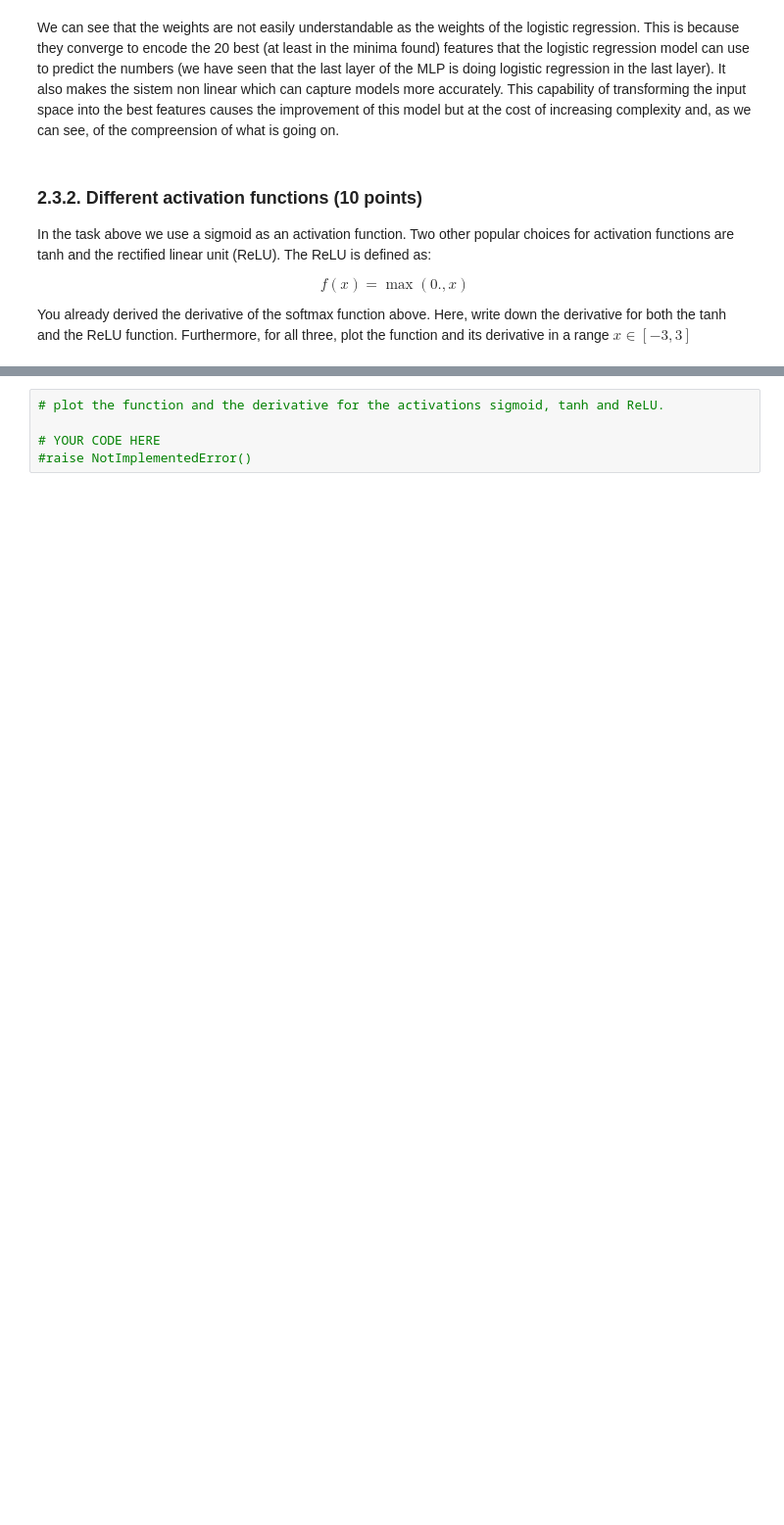
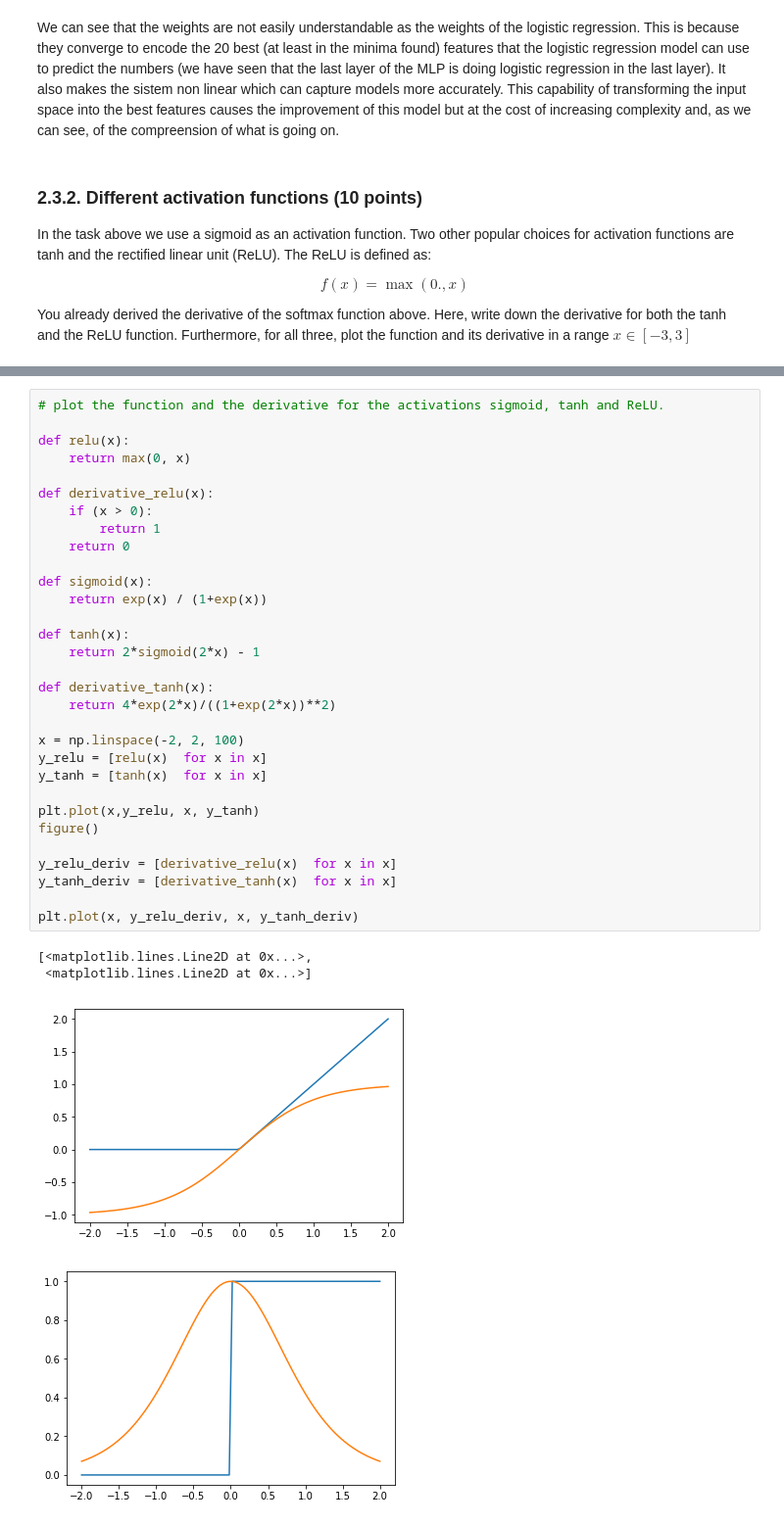
Before and after one commit to sheridavandenbent/ml1_labs, a Jupyter notebook: 10428461_12278327_lab2.ipynb, the cells around one changed output, grey strips where cells are left out. Shown at 98% size. Drawn from its saved outputs; the diff is of its cells as text; blank space fills up the shorter version.

```diff
--- a/10428461_12278327_lab2.ipynb
+++ b/10428461_12278327_lab2.ipynb
@@ -813,8 +823,39 @@ YOUR ANSWER HERE
-# %%
-# plot the function and the derivative for the activations sigmoid, tanh and ReLU.
-
-# YOUR CODE HERE
-#raise NotImplementedError()
+# %%
+# plot the function and the derivative for the activations sigmoid, tanh and ReLU.
+
+def relu(x):
+    return max(0, x)
+
+def derivative_relu(x):
+    if (x > 0):
+        return 1
+    return 0
+
+def sigmoid(x):
+    return exp(x) / (1+exp(x))
+
+def tanh(x):
+    return 2*sigmoid(2*x) - 1
+
+def derivative_tanh(x):
+    return 4*exp(2*x)/((1+exp(2*x))**2)
+
+x = np.linspace(-2, 2, 100)
+y_relu = [relu(x)  for x in x]
+y_tanh = [tanh(x)  for x in x]
+
+plt.plot(x,y_relu, x, y_tanh)
+figure()
+
+y_relu_deriv = [derivative_relu(x)  for x in x]
+y_tanh_deriv = [derivative_tanh(x)  for x in x]
+
+plt.plot(x, y_relu_deriv, x, y_tanh_deriv)
+# %% [output]
+[<matplotlib.lines.Line2D at 0x...>,
+ <matplotlib.lines.Line2D at 0x...>]
+[figure, added]
+[figure, added]
 # %% [markdown]
 Now that you plotted the activations and derivatives, which activation do you think is the best? Why would you choose this activation function? For your answer consider what you named as essential properties for an activation function above. Keep your answer short at no more then 3 sentences.
 
```
Also changed, not shown: parts of 15 cells of this notebook.
